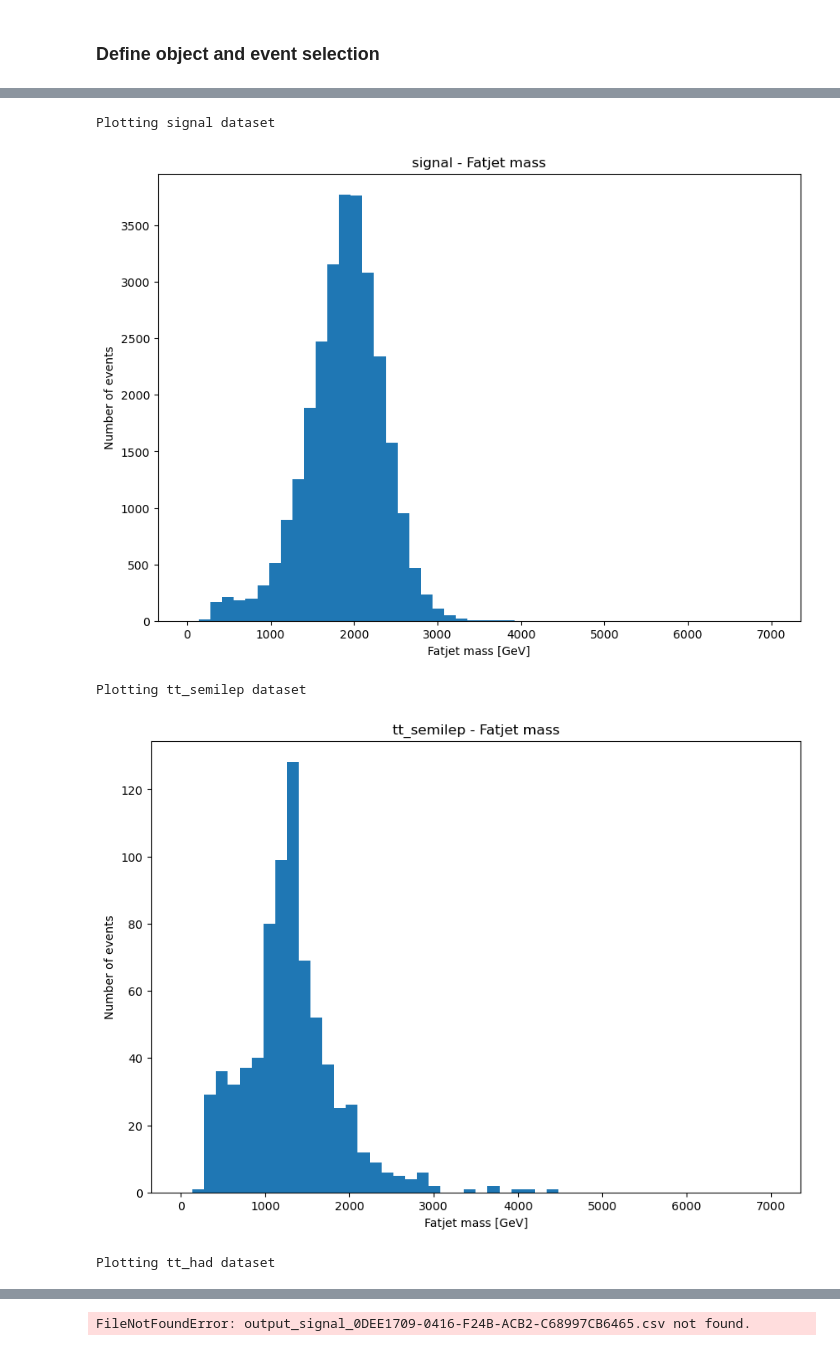
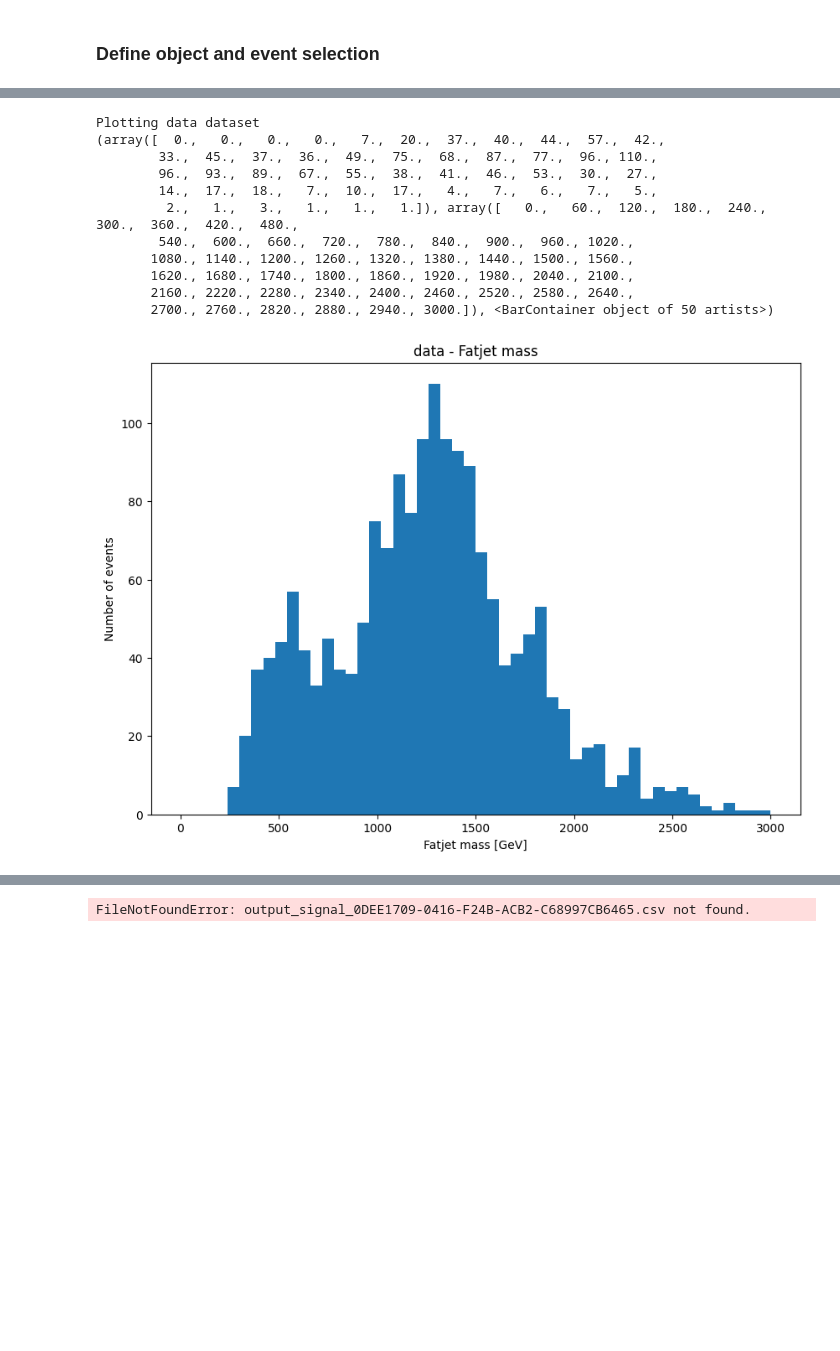
Before and after one commit to ligerlac/z-prime-ttbar-gradients, a Jupyter notebook: _legacy/zprime_nondiff_pipeline.ipynb, the cells around one changed output, grey strips where cells are left out. Cells and saved outputs as stored; diff of their text form; code cells hidden in the pictures; blank space fills up the shorter version.

Commit message:
replicating the cms workshop analysis and ensuring consistency -- correct raw number of events in notebook (legacy) and code

```diff
--- a/_legacy/zprime_nondiff_pipeline.ipynb
+++ b/_legacy/zprime_nondiff_pipeline.ipynb
@@ -194,33 +162,38 @@ for dataset, data in events.items():
     events[dataset]["obj_sel"] = {
         "fatjets": (data["fatjet_pt"] > 500) & (data["fatjet_tag"] > 0.5),
         "muons": (data["muon_pt"] > 55) & (data["muon_eta"] > -2.4) & (data["muon_eta"] < 2.4) &
-                (data["muon_tightId"] == True) & (data["muon_iso"] > 1) & (data["ht_lep"] > 150),
+                (data["muon_tightId"] == True) & (data["muon_iso"] > 1), #& (data["ht_lep"] > 150),
         "jets": (data["jet_btag"] > 0.5) & (data["jet_jetid"] >= 4)
     }
+
     # Event cut
     events[dataset]["event_sel"] = {
         "met": (data["met_pt"] > 50),
-        "nmuons": (ak.sum(data["obj_sel"]["muons"], axis=1) == 1),
-        "trigger": (data["events"]["HLT_TkMu50"].array()),
-        "btag": (ak.sum(data["obj_sel"]["jets"], axis=1) > 0),
-        "ntop": (ak.sum(data["obj_sel"]["fatjets"], axis=1) == 1)
+        "nmuons": (ak.num(data["muon_pt"][data["obj_sel"]["muons"]], axis=1) == 1),
+        #"trigger": (data["events"]["HLT_TkMu50"].array()),
+        "btag": (ak.num(data["jet_pt"][data["obj_sel"]["jets"]], axis=1) > 0),
+        "ntop": (ak.num(data["fatjet_pt"][data["obj_sel"]["fatjets"]], axis=1) == 1)
     }
 
-    full_event_sel =  ((events[dataset]["event_sel"]["trigger"]) &
+    full_event_sel =  (
         (events[dataset]["event_sel"]["nmuons"]) &
         (events[dataset]["event_sel"]["met"]) &
         (events[dataset]["event_sel"]["ntop"]) &
         (events[dataset]["event_sel"]["btag"]))
 
+    #full_event_sel = events[dataset]["event_sel"]["nmuons"]
+
+    print(dataset)
     if dataset == "data":
-        mask_lumi = build_lumi_mask('Cert_271036-284044_13TeV_Legacy2016_Collisions16_JSON.txt', events[dataset]["events"], verbose=False)
+        mask_lumi = build_lumi_mask('/Users/moaly/Work/iris-hep/autodiff-analysis-MODE/z-prime-ttbar-gradients/corrections/Cert_271036-284044_13TeV_Legacy2016_Collisions16_JSON.txt', events[dataset]["events"], verbose=False)
+        print(mask_lumi)
         full_event_sel = full_event_sel & (mask_lumi)
 
     events[dataset]["event_sel"]["full"] = full_event_sel
 
-    full_event_sel = events[dataset]["event_sel"]["full"]
+    full_event_sel = (events[dataset]["event_sel"]["nmuons"]) #events[dataset]["event_sel"]["full"]
 
-    print(f"Fraction of {dataset} events left: ", ak.sum(events[dataset]["event_sel"]["full"])/nevents, "Total left: ",  ak.sum(events[dataset]["event_sel"]["full"]))
+    print(f"Fraction of {dataset} events left: ", ak.sum(full_event_sel)/nevents, "Total left: ",  ak.sum(full_event_sel))
 
     fatjets = ak.zip(
         {
@@ -242,7 +215,6 @@ for dataset, data in events.items():
         },
         with_name="Momentum4D",
     )
-    print(muons)
     events[dataset]["muons"] = muons
 
     jets = ak.zip(
@@ -291,17 +254,25 @@ Fraction of data events left:  7.280806761927933e-06 Total left:  12
 # %%
 for dataset, data in events.items():
     print(f"Plotting {dataset} dataset")
     p4tot = data["p4tot"]
     # Plotting
     plt.figure(figsize=(10, 7))
     plt.title(f"{dataset} - Fatjet mass")
-    plt.hist(ak.flatten(p4tot.mass),bins=50, range=(0,7000));
+    c = plt.hist(ak.flatten(p4tot.mass),bins=50, range=(0,3000));
+    print(c)
     plt.xlabel("Fatjet mass [GeV]")
     plt.ylabel("Number of events")
     plt.show()
 # %% [output]
-Plotting signal dataset
+Plotting data dataset
+(array([  0.,   0.,   0.,   0.,   7.,  20.,  37.,  40.,  44.,  57.,  42.,
+        33.,  45.,  37.,  36.,  49.,  75.,  68.,  87.,  77.,  96., 110.,
+        96.,  93.,  89.,  67.,  55.,  38.,  41.,  46.,  53.,  30.,  27.,
+        14.,  17.,  18.,   7.,  10.,  17.,   4.,   7.,   6.,   7.,   5.,
+         2.,   1.,   3.,   1.,   1.,   1.]), array([   0.,   60.,  120.,  180.,  240.,  300.,  360.,  420.,  480.,
+        540.,  600.,  660.,  720.,  780.,  840.,  900.,  960., 1020.,
+       1080., 1140., 1200., 1260., 1320., 1380., 1440., 1500., 1560.,
+       1620., 1680., 1740., 1800., 1860., 1920., 1980., 2040., 2100.,
+       2160., 2220., 2280., 2340., 2400., 2460., 2520., 2580., 2640.,
+       2700., 2760., 2820., 2880., 2940., 3000.]), <BarContainer object of 50 artists>)
-[figure, old version]
+[figure, new version]
-Plotting tt_semilep dataset
-[figure, removed]
-Plotting tt_had dataset
```
Also changed, not shown: parts of 4 cells of this notebook, 6 other files.
